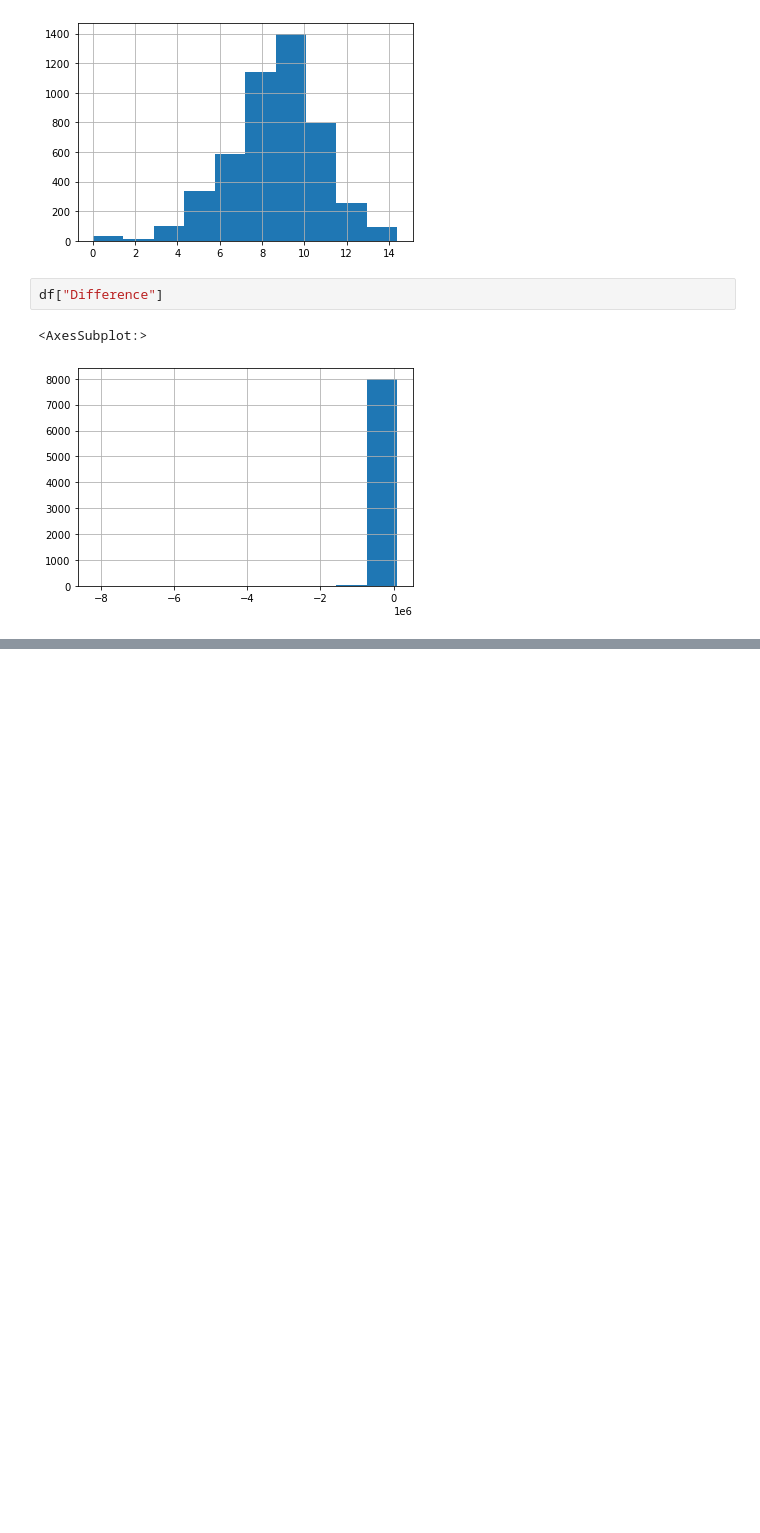
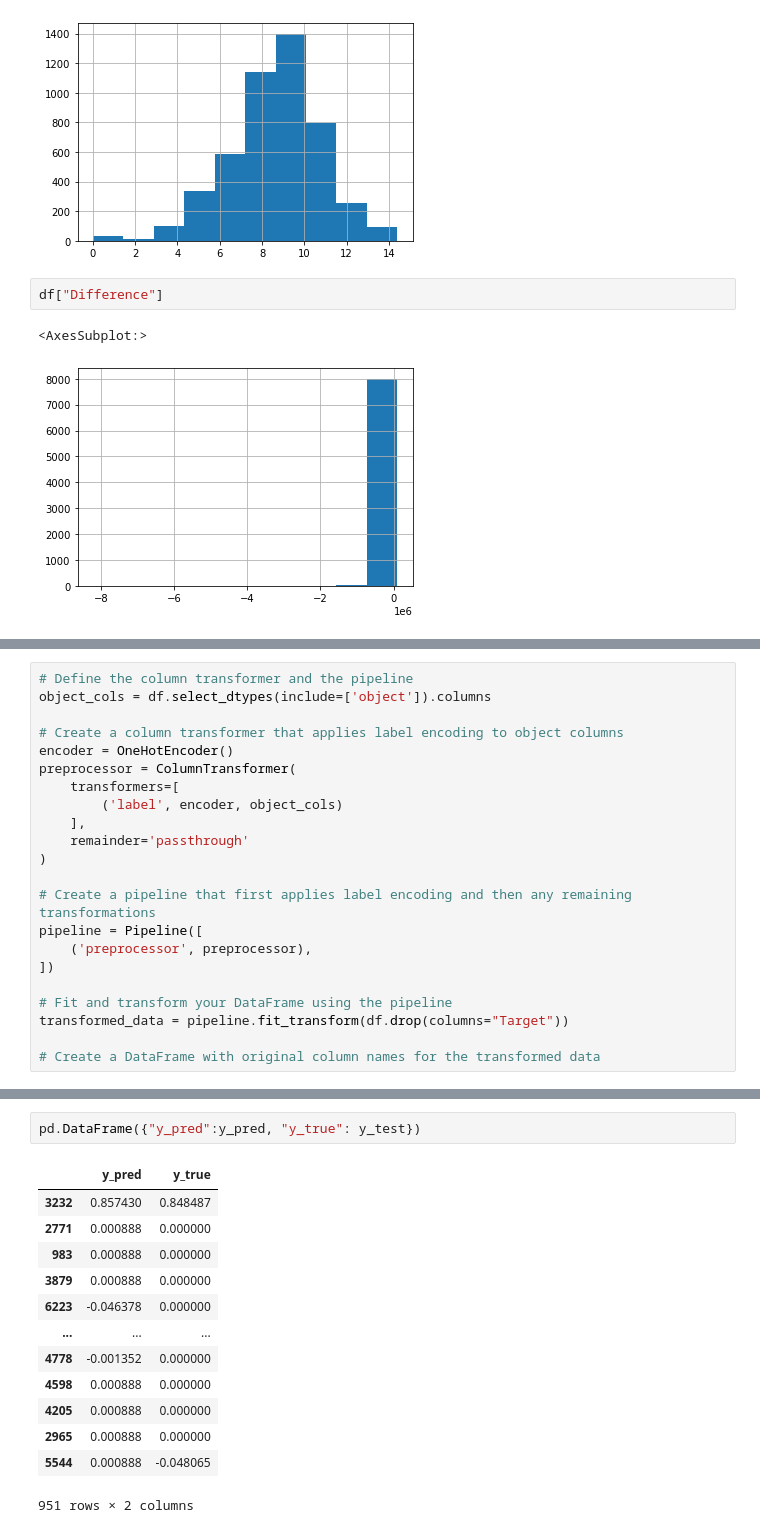
Before and after one commit to dfgparis23/Team-1, a Jupyter notebook: JoinData.ipynb, the cells around one changed output, grey strips where cells are left out. Saved outputs shown, nothing was run; the diff lists cells and outputs as text; blank space fills up the shorter version.

```diff
--- a/JoinData.ipynb
+++ b/JoinData.ipynb
@@ -579,0 +763,22 @@ df["Difference"]
+# %%
+# Define the column transformer and the pipeline
+object_cols = df.select_dtypes(include=['object']).columns
+
+# Create a column transformer that applies label encoding to object columns
+encoder = OneHotEncoder()
+preprocessor = ColumnTransformer(
+    transformers=[
+        ('label', encoder, object_cols)
+    ],
+    remainder='passthrough'
+)
+
+# Create a pipeline that first applies label encoding and then any remaining transformations
+pipeline = Pipeline([
+    ('preprocessor', preprocessor),
+])
+
+# Fit and transform your DataFrame using the pipeline
+transformed_data = pipeline.fit_transform(df.drop(columns="Target"))
+
+# Create a DataFrame with original column names for the transformed data
@@ -579,0 +815,16 @@ df["Difference"]
+# %%
+pd.DataFrame({"y_pred":y_pred, "y_true": y_test})
+# %% [output]
+|  | y_pred | y_true |
+| 3232 | 0.857430 | 0.848487 |
+| 2771 | 0.000888 | 0.000000 |
+| 983 | 0.000888 | 0.000000 |
+| 3879 | 0.000888 | 0.000000 |
+| 6223 | -0.046378 | 0.000000 |
+| ... | ... | ... |
+| 4778 | -0.001352 | 0.000000 |
+| 4598 | 0.000888 | 0.000000 |
+| 4205 | 0.000888 | 0.000000 |
+| 2965 | 0.000888 | 0.000000 |
+| 5544 | 0.000888 | -0.048065 |
+951 rows × 2 columns
```
Also changed, not shown: parts of 54 cells of this notebook.
